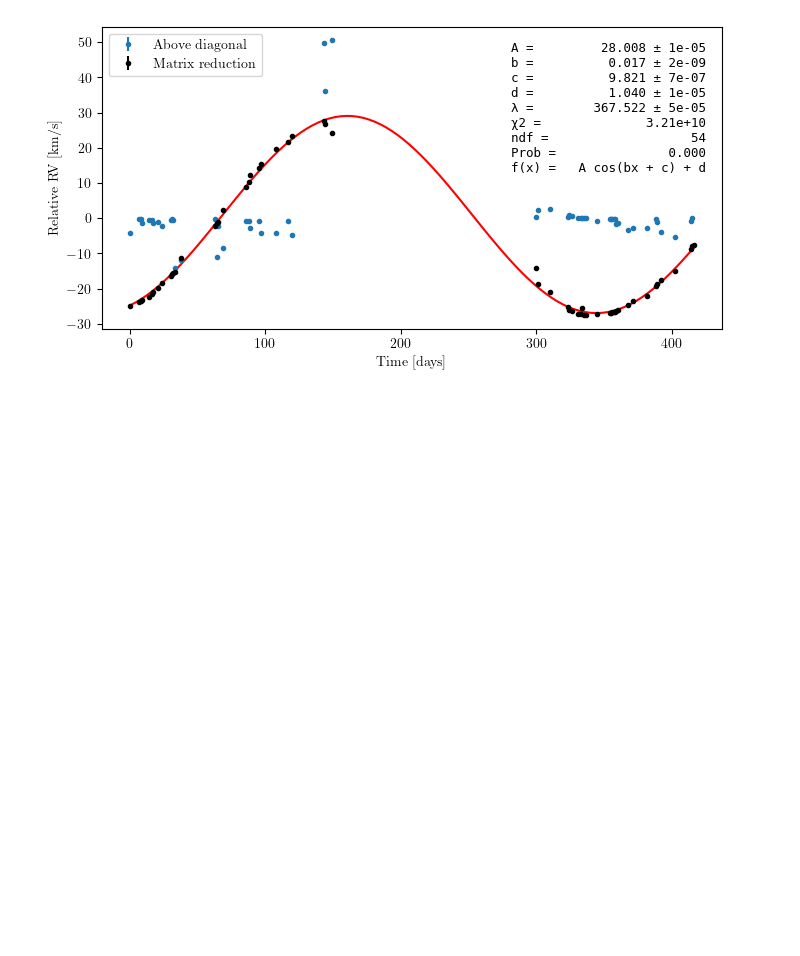
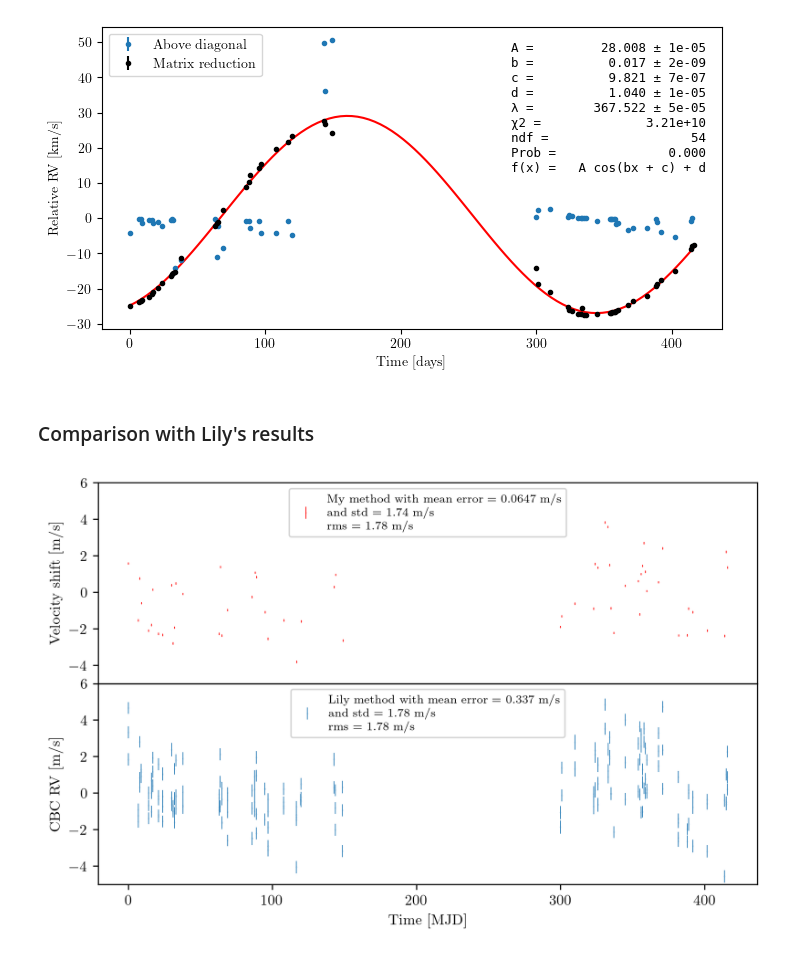
Before and after one commit to Harteg/bachelor-project, a Jupyter notebook: rv_plots.ipynb, the cells around one changed output. Drawn from its saved outputs; the diff is of its cells as text; code cells hidden in the pictures; blank space fills up the shorter version.

```diff
--- a/rv_plots.ipynb
+++ b/rv_plots.ipynb
@@ -25,7 +25,7 @@ from scipy.interpolate import interp1d
 matplotlib.rcParams["text.usetex"] = True
 matplotlib.rcParams["font.family"] = "serif"
 matplotlib.rcParams["font.size"] = 10
-matplotlib.rcParams['figure.dpi'] = 100
+matplotlib.rcParams['figure.dpi'] = 300
 
 from os import walk
 # %% [markdown]
@@ -108,3 +108,45 @@ ax1.legend(loc = "upper left")
 fig.savefig("shift_non_bary_centric.pdf", bbox_inches="tight", dpi=300)
 # %% [output]
 [figure]
+# %% [markdown]
+### Comparison with Lily's results
+# %%
+file = "lily_data_results/all_features_34411_ms_bary.npy"
+result, coords = np.load(file, allow_pickle=True)
+result = filter_z_test_result(result)
+# plot_matrix(*parse_matrix_results(result, coords), plot_ratio=True)
+m, final_shifts, final_shifts_err, days = matrix_reduce_results_file(file, plot=False)
+
+
+fig, (ax1, ax2) = plt.subplots(nrows=2, figsize=(8, 5), sharex=True)
+
+
+ax1.set_ylabel("Velocity shift [m/s]")
+rms1 = np.sqrt(np.sum(final_shifts ** 2) / len(final_shifts))
+label = f"My method with mean error = {np.mean(final_shifts_err):.3} m/s \n and std = {np.std(final_shifts):.3} m/s \n rms = {(rms1):.3} m/s"
+ax1.errorbar(days, final_shifts, yerr=final_shifts_err, fmt=".", color="red", ms=0.1, elinewidth=0.5, label=label)
+ax1.set_ylim(-5, 6)
+ax1.legend(loc="upper center", prop={'size': 8})
+
+
+df = pd.read_csv("lily_stellar_activity_data/34411_activity.csv")
+# plt.figure(figsize=(8,3))
+rv = df["CBC RV [m/s]"]
+rv_err = df["CBC RV Err. [m/s]"]
+t = df["Time [MJD]"]
+t = t - min(t)
+rms2 = np.sqrt(np.sum(rv ** 2) / len(rv))
+label = f"Lily method with mean error = {np.mean(rv_err):.3} m/s \n and std = {np.std(rv):.3} m/s \n rms = {(rms2):.3} m/s"
+ax2.errorbar(t, rv, yerr=rv_err, fmt=".", ms=0.1, elinewidth=0.5, label=label)
+ax2.set_xlabel("Time [MJD]")
+ax2.set_ylabel("CBC RV [m/s]")
+ax2.set_ylim(-5, 6)
+ax2.legend(loc="upper center", prop={'size': 8})
+
+# ax1.get_shared_x_axes().join(ax1, ax2)
+
+ax1.sharex(ax2)
+fig.subplots_adjust(wspace=0, hspace=0)
+# fig.tight_layout()
+# %% [output]
+[figure, added]
```
Also changed, not shown: parts of 2 cells of this notebook, 13 other files.
